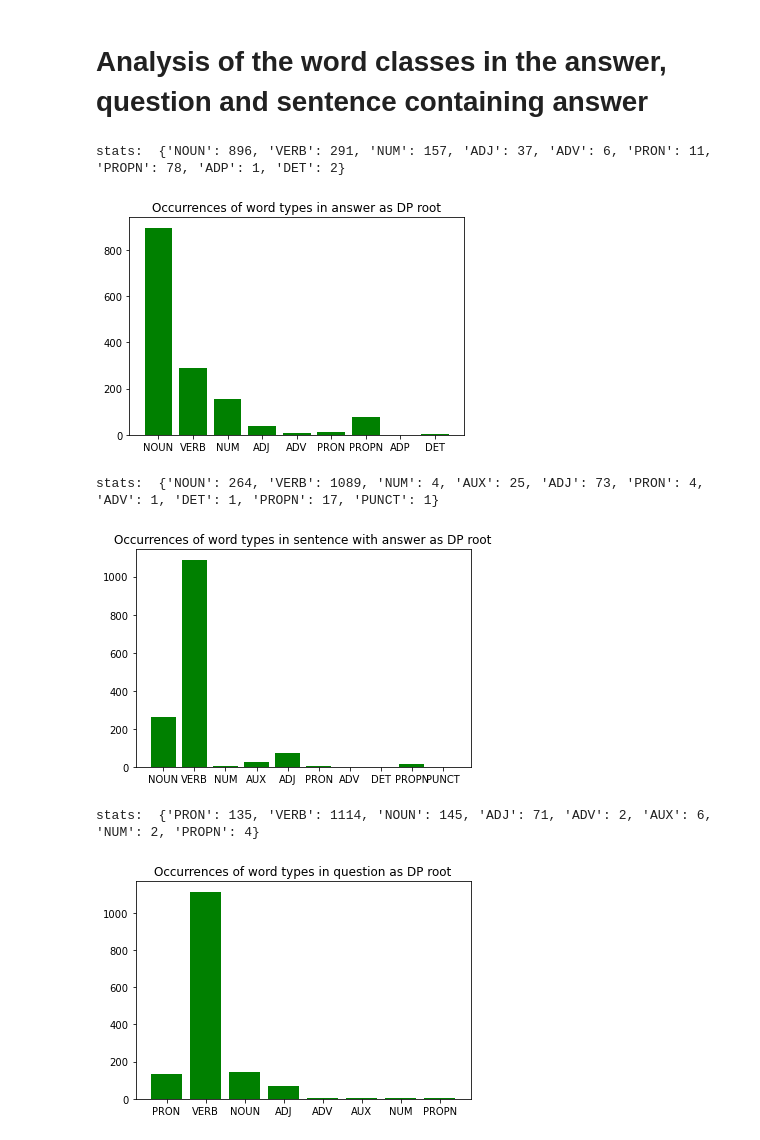
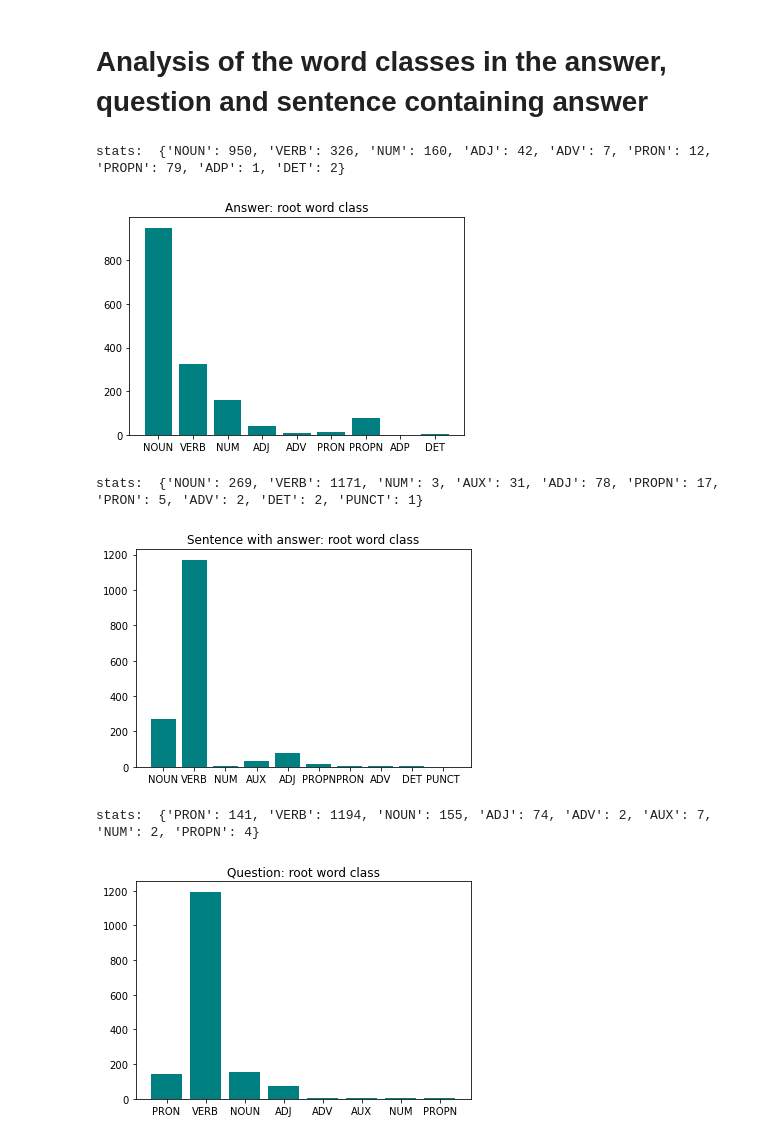
Before and after one commit to filippak/rc-answer-generation, a Jupyter notebook: data-analysis/data_analysis/root_word_class_analysis.ipynb, the cells around one changed output. Saved outputs shown, nothing was run; the diff lists cells and outputs as text; code cells hidden in the pictures.

```diff
--- a/data-analysis/data_analysis/root_word_class_analysis.ipynb
+++ b/data-analysis/data_analysis/root_word_class_analysis.ipynb
@@ -25,7 +25,7 @@ def get_word_class_count(data, type):
 # print stats
 def print_wordcount_stats(stats, title):
     print('stats: ', stats)
-    plt.bar(stats.keys(), stats.values(), color='g')
+    plt.bar(stats.keys(), stats.values(), color='teal')
     plt.title(title)
     plt.show()
 # %%
@@ -35,24 +35,24 @@ df = pd.read_pickle(path)
 # %%
 # PLOT STATISTICS
 
 # ans stats
 ans_stats = get_word_class_count(df, 'answer')
-title_ans = 'Occurrences of word types in answer as DP root'
+title_ans = 'Answer: root word class'
 print_wordcount_stats(ans_stats, title_ans)
 
 # ans sent stats
 sent_stats = get_word_class_count(df, 'sent')
-title_ans = 'Occurrences of word types in sentence with answer as DP root'
+title_ans = 'Sentence with answer: root word class'
 print_wordcount_stats(sent_stats, title_ans)
 
 # question stats
 q_stats = get_word_class_count(df, 'q')
-title_ans = 'Occurrences of word types in question as DP root'
+title_ans = 'Question: root word class'
 print_wordcount_stats(q_stats, title_ans)
 # %% [output]
-stats:  {'NOUN': 896, 'VERB': 291, 'NUM': 157, 'ADJ': 37, 'ADV': 6, 'PRON': 11, 'PROPN': 78, 'ADP': 1, 'DET': 2}
+stats:  {'NOUN': 950, 'VERB': 326, 'NUM': 160, 'ADJ': 42, 'ADV': 7, 'PRON': 12, 'PROPN': 79, 'ADP': 1, 'DET': 2}
-[figure, old version]
+[figure, new version]
-stats:  {'NOUN': 264, 'VERB': 1089, 'NUM': 4, 'AUX': 25, 'ADJ': 73, 'PRON': 4, 'ADV': 1, 'DET': 1, 'PROPN': 17, 'PUNCT': 1}
+stats:  {'NOUN': 269, 'VERB': 1171, 'NUM': 3, 'AUX': 31, 'ADJ': 78, 'PROPN': 17, 'PRON': 5, 'ADV': 2, 'DET': 2, 'PUNCT': 1}
-[figure, old version]
+[figure, new version]
-stats:  {'PRON': 135, 'VERB': 1114, 'NOUN': 145, 'ADJ': 71, 'ADV': 2, 'AUX': 6, 'NUM': 2, 'PROPN': 4}
+stats:  {'PRON': 141, 'VERB': 1194, 'NOUN': 155, 'ADJ': 74, 'ADV': 2, 'AUX': 7, 'NUM': 2, 'PROPN': 4}
-[figure, old version]
+[figure, new version]
```
Also changed, not shown: 18 other files.
